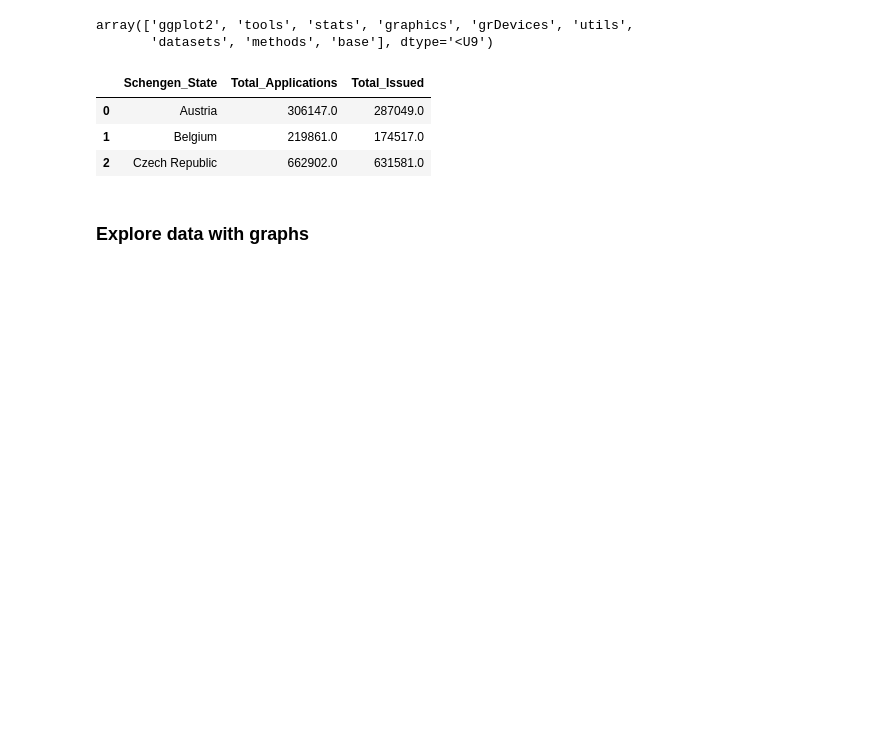
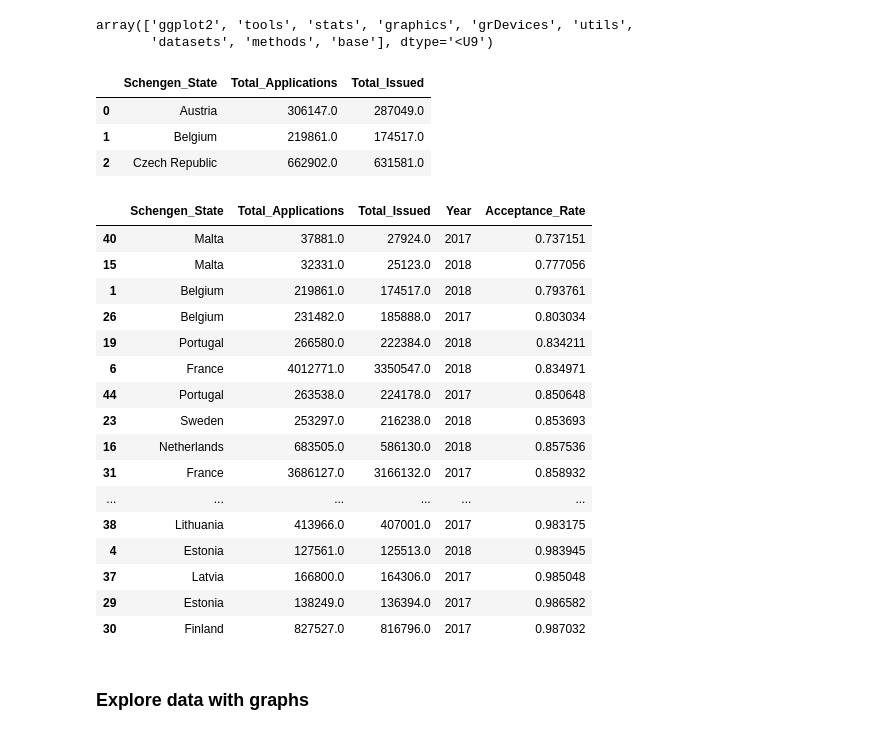
Before and after one commit to hannahlyon/schengen-visa-issuance-statistics, a Jupyter notebook: eda.ipynb, the cells around one changed output. Drawn from its saved outputs; the diff is of its cells as text; code cells hidden in the pictures; blank space fills up the shorter version.

```diff
--- a/eda.ipynb
+++ b/eda.ipynb
@@ -64,6 +64,27 @@ proportions2018.head(3)
 proportions2018['Year'] = pd.Series(['2018' for n in range(len(proportions2018))])
 proportions2017['Year'] = pd.Series(['2017' for n in range(len(proportions2017))])
 new = pd.concat([proportions2018, proportions2017], ignore_index = True)
+# %%
+new['Acceptance_Rate'] = new['Total_Issued'] / new['Total_Applications']
+new.sort_values(by = ['Acceptance_Rate', 'Year'])
+# %% [output]
+|  | Schengen_State | Total_Applications | Total_Issued | Year | Acceptance_Rate |
+| 40 | Malta | 37881.0 | 27924.0 | 2017 | 0.737151 |
+| 15 | Malta | 32331.0 | 25123.0 | 2018 | 0.777056 |
+| 1 | Belgium | 219861.0 | 174517.0 | 2018 | 0.793761 |
+| 26 | Belgium | 231482.0 | 185888.0 | 2017 | 0.803034 |
+| 19 | Portugal | 266580.0 | 222384.0 | 2018 | 0.834211 |
+| 6 | France | 4012771.0 | 3350547.0 | 2018 | 0.834971 |
+| 44 | Portugal | 263538.0 | 224178.0 | 2017 | 0.850648 |
+| 23 | Sweden | 253297.0 | 216238.0 | 2018 | 0.853693 |
+| 16 | Netherlands | 683505.0 | 586130.0 | 2018 | 0.857536 |
+| 31 | France | 3686127.0 | 3166132.0 | 2017 | 0.858932 |
+| ... | ... | ... | ... | ... | ... |
+| 38 | Lithuania | 413966.0 | 407001.0 | 2017 | 0.983175 |
+| 4 | Estonia | 127561.0 | 125513.0 | 2018 | 0.983945 |
+| 37 | Latvia | 166800.0 | 164306.0 | 2017 | 0.985048 |
+| 29 | Estonia | 138249.0 | 136394.0 | 2017 | 0.986582 |
+| 30 | Finland | 827527.0 | 816796.0 | 2017 | 0.987032 |
 # %% [markdown]
 ### Explore data with graphs
 # %%
```
Also changed, not shown: parts of 3 cells of this notebook.
